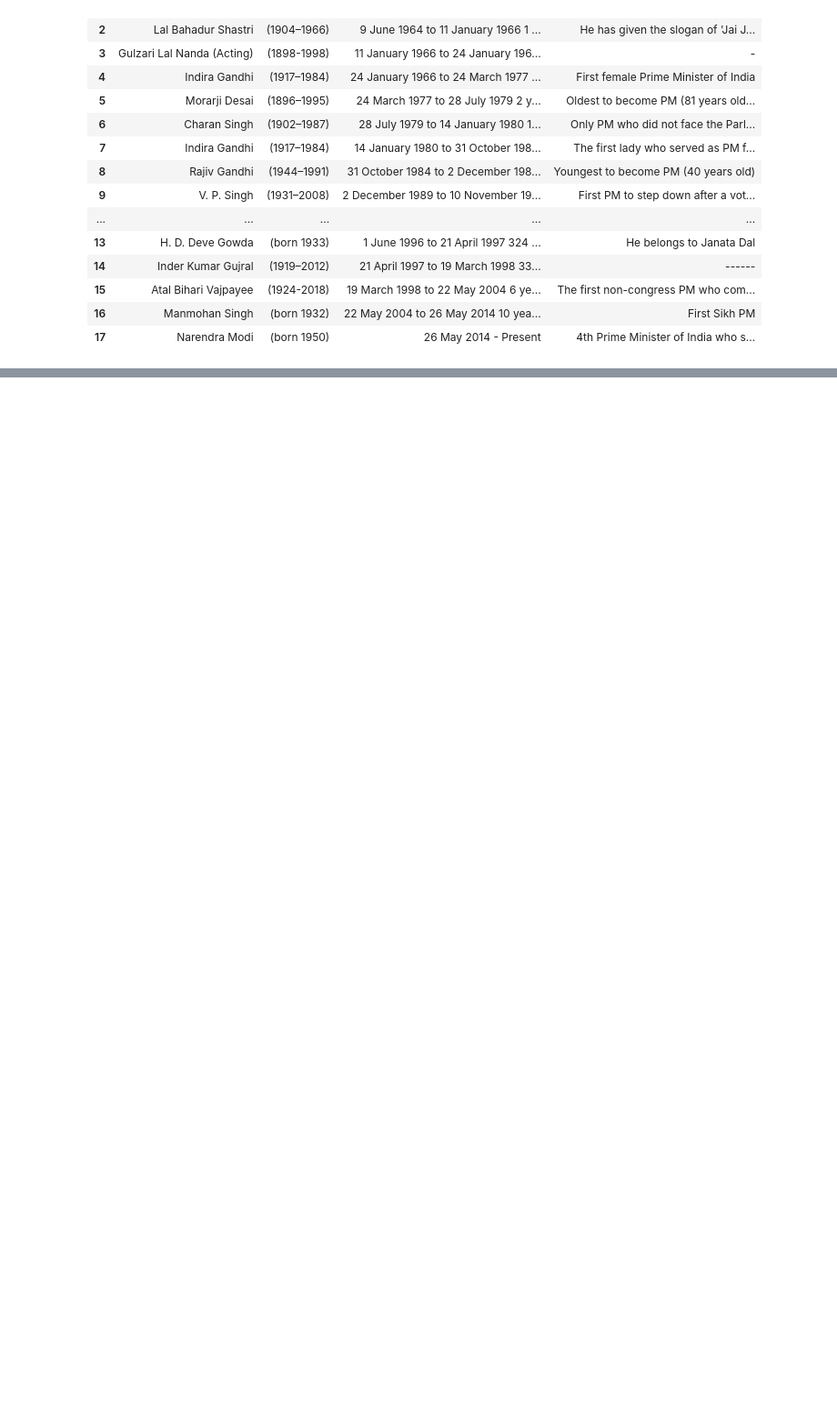
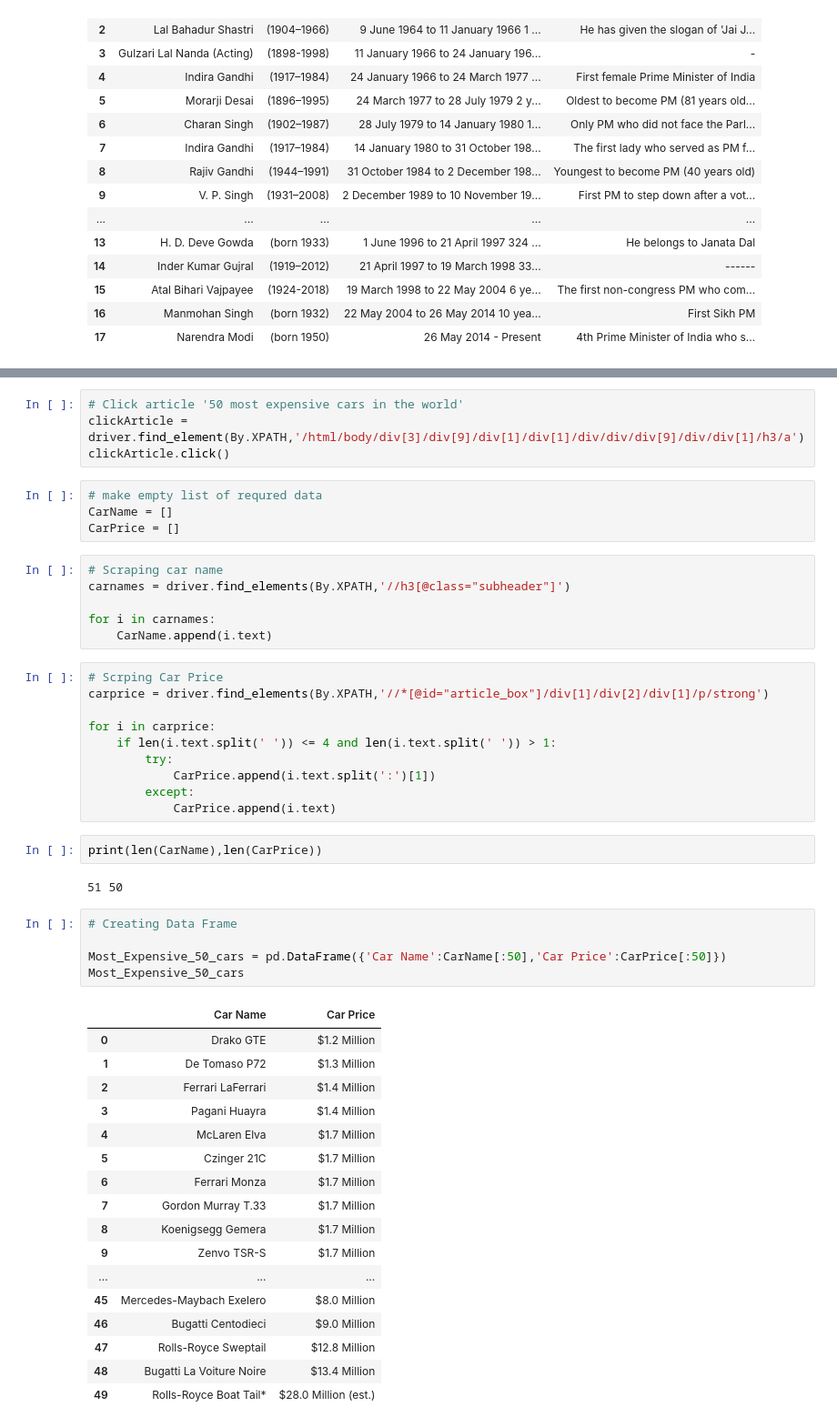
Before and after one commit to Brajshukl86/Internship, a Jupyter notebook: Web Scraping Assignment-2.ipynb, the cells around one changed output, grey strips where cells are left out. Shown: that part at 91% size. Saved outputs shown, nothing was run; the diff lists cells and outputs as text; blank space fills up the shorter version.

```diff
--- a/Web Scraping Assignment-2.ipynb
+++ b/Web Scraping Assignment-2.ipynb
@@ -544,0 +573,51 @@ driver.get('https://www.motor1.com/')
+# %%
+# Click article '50 most expensive cars in the world'
+clickArticle = driver.find_element(By.XPATH,'/html/body/div[3]/div[9]/div[1]/div[1]/div/div/div[9]/div/div[1]/h3/a')
+clickArticle.click()
+# %%
+# make empty list of requred data
+CarName = []
+CarPrice = []
+# %%
+# Scraping car name
+carnames = driver.find_elements(By.XPATH,'//h3[@class="subheader"]')
+
+for i in carnames:
+    CarName.append(i.text)
+# %%
+# Scrping Car Price
+carprice = driver.find_elements(By.XPATH,'//*[@id="article_box"]/div[1]/div[2]/div[1]/p/strong')
+
+for i in carprice:
+    if len(i.text.split(' ')) <= 4 and len(i.text.split(' ')) > 1:
+        try:
+            CarPrice.append(i.text.split(':')[1])
+        except:
+            CarPrice.append(i.text)
+# %%
+print(len(CarName),len(CarPrice))
+# %% [output]
+51 50
+# %%
+# Creating Data Frame
+
+Most_Expensive_50_cars = pd.DataFrame({'Car Name':CarName[:50],'Car Price':CarPrice[:50]})
+Most_Expensive_50_cars
+# %% [output]
+|  | Car Name | Car Price |
+| 0 | Drako GTE | $1.2 Million |
+| 1 | De Tomaso P72 | $1.3 Million |
+| 2 | Ferrari LaFerrari | $1.4 Million |
+| 3 | Pagani Huayra | $1.4 Million |
+| 4 | McLaren Elva | $1.7 Million |
+| 5 | Czinger 21C | $1.7 Million |
+| 6 | Ferrari Monza | $1.7 Million |
+| 7 | Gordon Murray T.33 | $1.7 Million |
+| 8 | Koenigsegg Gemera | $1.7 Million |
+| 9 | Zenvo TSR-S | $1.7 Million |
+| ... | ... | ... |
+| 45 | Mercedes-Maybach Exelero | $8.0 Million |
+| 46 | Bugatti Centodieci | $9.0 Million |
+| 47 | Rolls-Royce Sweptail | $12.8 Million |
+| 48 | Bugatti La Voiture Noire | $13.4 Million |
+| 49 | Rolls-Royce Boat Tail* | $28.0 Million (est.) |
```
Also changed, not shown: parts of 20 cells of this notebook.
